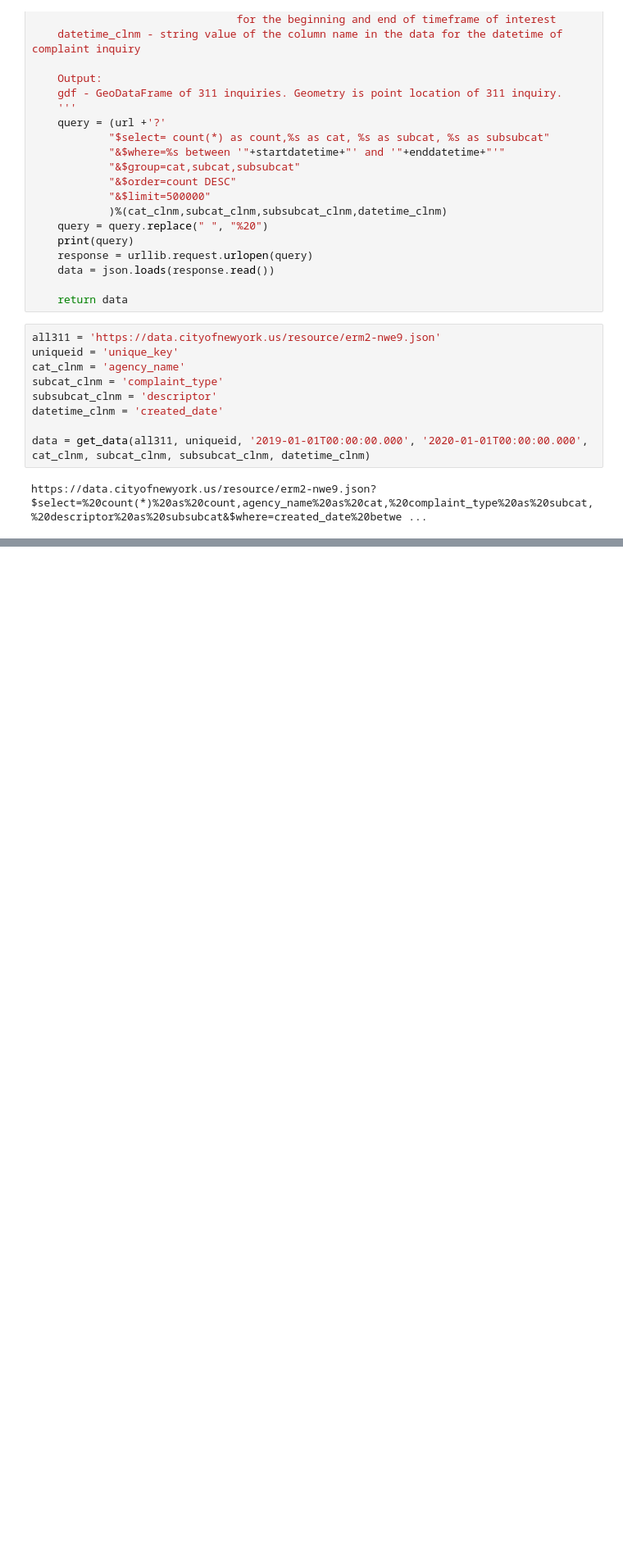
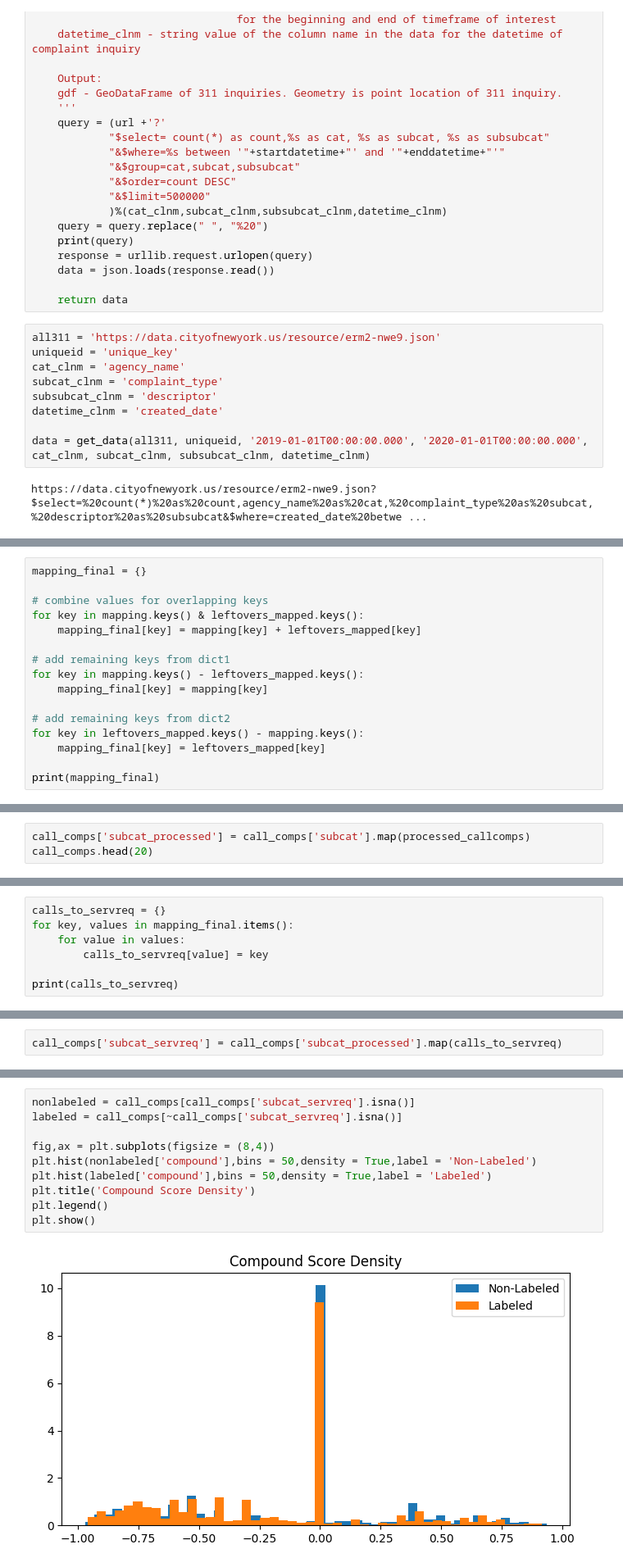
Before and after one commit to emj1020/311_sentiment_analysis, a Jupyter notebook: Scripts/Finding_Overlapping_Complaints.ipynb, the cells around one changed output, grey strips where cells are left out. Shown: that part at 82% size. Cells and saved outputs as stored; diff of their text form; blank space fills up the shorter version.

Commit message:
severity score to 311 comps

```diff
--- a/Scripts/Finding_Overlapping_Complaints.ipynb
+++ b/Scripts/Finding_Overlapping_Complaints.ipynb
@@ -523,0 +622,16 @@ len(list(result_dict.values()))
+# %%
+mapping_final = {}
+
+# combine values for overlapping keys
+for key in mapping.keys() & leftovers_mapped.keys():
+    mapping_final[key] = mapping[key] + leftovers_mapped[key]
+
+# add remaining keys from dict1
+for key in mapping.keys() - leftovers_mapped.keys():
+    mapping_final[key] = mapping[key]
+
+# add remaining keys from dict2
+for key in leftovers_mapped.keys() - mapping.keys():
+    mapping_final[key] = leftovers_mapped[key]
+
+print(mapping_final)
@@ -523,0 +660,3 @@ len(list(result_dict.values()))
+# %%
+call_comps['subcat_processed'] = call_comps['subcat'].map(processed_callcomps)
+call_comps.head(20)
@@ -523,0 +681,7 @@ len(list(result_dict.values()))
+# %%
+calls_to_servreq = {}
+for key, values in mapping_final.items():
+    for value in values:
+        calls_to_servreq[value] = key
+
+print(calls_to_servreq)
@@ -523,0 +694,2 @@ len(list(result_dict.values()))
+# %%
+call_comps['subcat_servreq'] = call_comps['subcat_processed'].map(calls_to_servreq)
@@ -523,0 +705,12 @@ len(list(result_dict.values()))
+# %%
+nonlabeled = call_comps[call_comps['subcat_servreq'].isna()]
+labeled = call_comps[~call_comps['subcat_servreq'].isna()]
+
+fig,ax = plt.subplots(figsize = (8,4))
+plt.hist(nonlabeled['compound'],bins = 50,density = True,label = 'Non-Labeled')
+plt.hist(labeled['compound'],bins = 50,density = True,label = 'Labeled')
+plt.title('Compound Score Density')
+plt.legend()
+plt.show()
+# %% [output]
+[figure, added]
```
Also changed, not shown: parts of 93 cells of this notebook, 3 other files.
